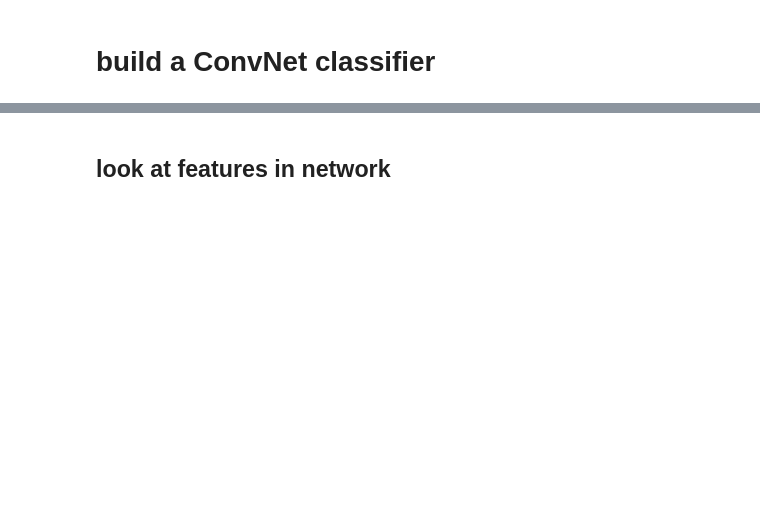
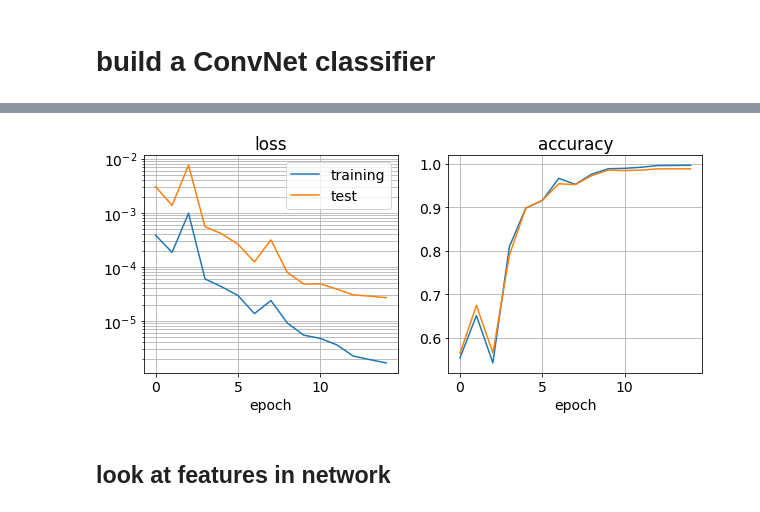
Before and after one commit to lheagy/uxo-notebooks, a Jupyter notebook: train-with-noise-scale-data-variable-noise-diff-polarizations-diff-obj-plus-clutter.ipynb, the cells around one changed output, grey strips where cells are left out. Drawn from its saved outputs; the diff is of its cells as text; code cells hidden in the pictures; blank space fills up the shorter version.

```diff
--- a/train-with-noise-scale-data-variable-noise-diff-polarizations-diff-obj-plus-clutter.ipynb
+++ b/train-with-noise-scale-data-variable-noise-diff-polarizations-diff-obj-plus-clutter.ipynb
@@ -516,8 +545,10 @@ class ConvNet(nn.Module):
         self.nt = len(network_geometry)
         self.batch_norm = nn.BatchNorm2d(network_geometry[0])
 
-    def forward(self, X, K, batch_norm, bias):
+    def forward(self, X, K, batch_norm, bias=None):
 #         X = self.batch_norm(X)
+        if bias is None:
+            bias = [None]*len(K)
         for i, Ki, bn, b in zip(range(self.nt), K, batch_norm, bias):
             z = functional.conv2d(X, Ki, stride=1, padding=1, bias=b)
             z = bn(z)
@@ -538,7 +569,7 @@ ntimes = len(times)
 # initialize K's and batch normalizations
 K = []
 batch_norm = []
-bias = []
+bias = None #[]
 for i in range(nlayers-1):
     n_in = layer_geometries[i]
     n_out = layer_geometries[i+1]
@@ -546,9 +577,9 @@ for i in range(nlayers-1):
     Ki.data = torch.randn(n_out, n_in, 3, 3)  * initial_scaling
     K.append(Ki)
 
-    bi = nn.Parameter(torch.Tensor(n_out))
-    bi.data = torch.randn(n_out) * initial_scaling
-    bias.append(bi)
+#     bi = nn.Parameter(torch.Tensor(n_out))
+#     bi.data = torch.randn(n_out) * initial_scaling
+#     bias.append(bi)
 
     batch_norm.append(nn.BatchNorm2d(n_out))
 
@@ -600,16 +648,17 @@ batch_size = 32
 # %%
 import torch.optim as optim
 optimizer = optim.SGD(
-    [{'params': W}, {'params':b}, {'params': K}, {'params': bias}],
-    lr = 0.5, momentum=0
+    [{'params': W}, {'params':b}, {'params': K}], #, {'params': bias}],
+    lr = 0.25, momentum=0
 )
+# lr_cooling = 0.5
 # %%
 running_loss_train = []
 running_loss_test = []
 running_accuracy_train = []
 running_accuracy_test = []
 # %%
-for epoch in range(7):  # loop over the dataset multiple times
+for epoch in range(15):  # loop over the dataset multiple times
 
     # zero the parameter gradients
     g = 0.0
@@ -633,6 +682,11 @@ for epoch in range(7):  # loop over the dataset multiple times
         optimizer.step()
         ind += batch_size
 
+#     if np.mod(epoch, 4) == 0 and epoch > 0:
+#         print("cooling lr")
+#         for opt_param in optim.param_groups:
+#             opt_paral["lr"] *= lr_cooling
+
     with torch.no_grad():
         xtest = net(X_test, K, batch_norm, bias)
         loss_test, probs_test = misfit(xtest, W, b, C_test)
@@ -711,18 +809,20 @@ inds, vals = torch.max(probs_valid[mislabeled_valid, :], dim=0)
 # %%
 fig, ax = plt.subplots(1, 2, figsize=(10, 4))
 
-ax[0].plot(1/len(data_train) * np.array(running_loss_train), label="training")
-ax[0].plot(1/len(data_test) * np.array(running_loss_test), label="test")
+ax[0].semilogy(1/len(data_train) * np.array(running_loss_train), label="training")
+ax[0].semilogy(1/len(data_test) * np.array(running_loss_test), label="test")
 ax[0].set_title("loss")
 ax[0].legend()
 
 ax[1].plot(running_accuracy_train, label="training")
 ax[1].plot(running_accuracy_test, label="test")
 ax[1].set_title("accuracy")
 
 for a in ax:
     a.grid(which="both")
     a.set_xlabel("epoch")
+# %% [output]
+[figure, added]
 # %% [markdown]
 ## look at features in network
 # %%
```
Also changed, not shown: parts of 76 cells of this notebook, 7 other files.
